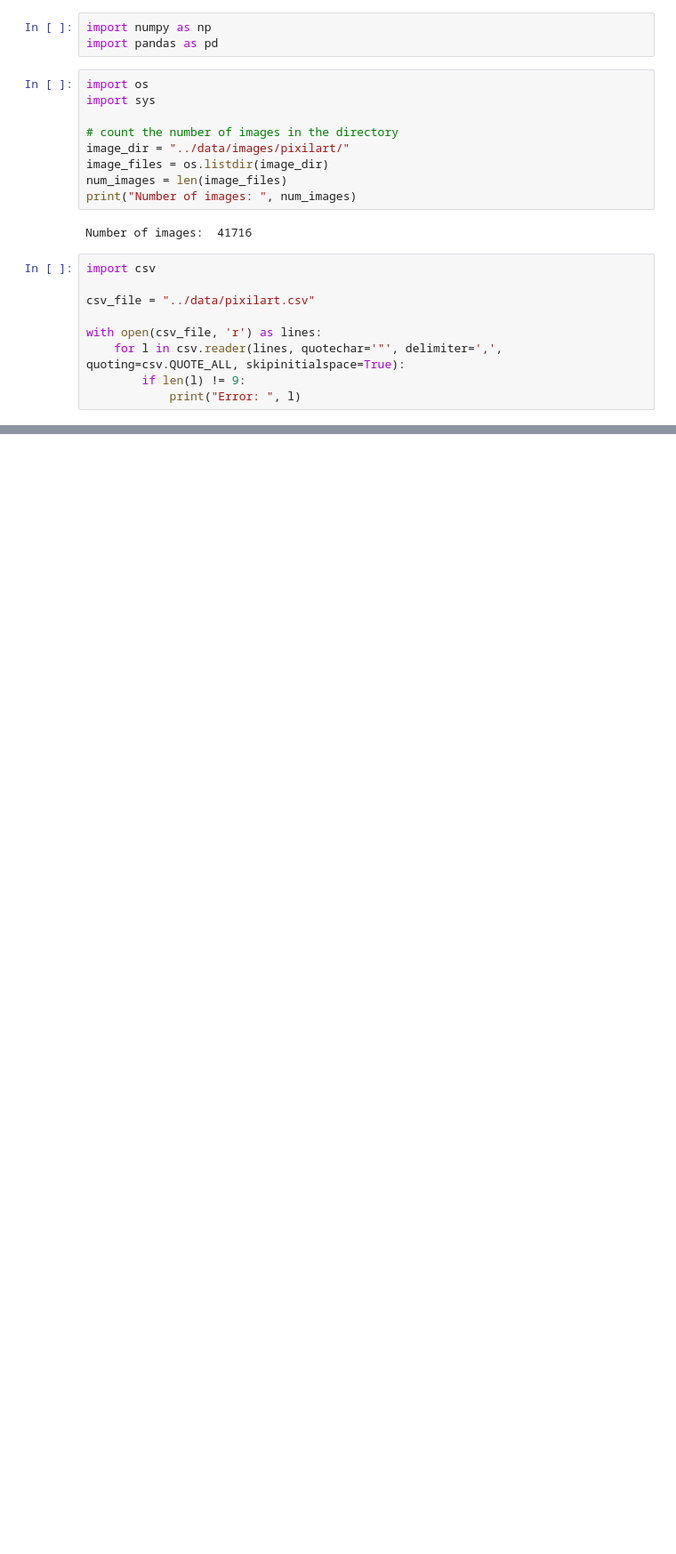
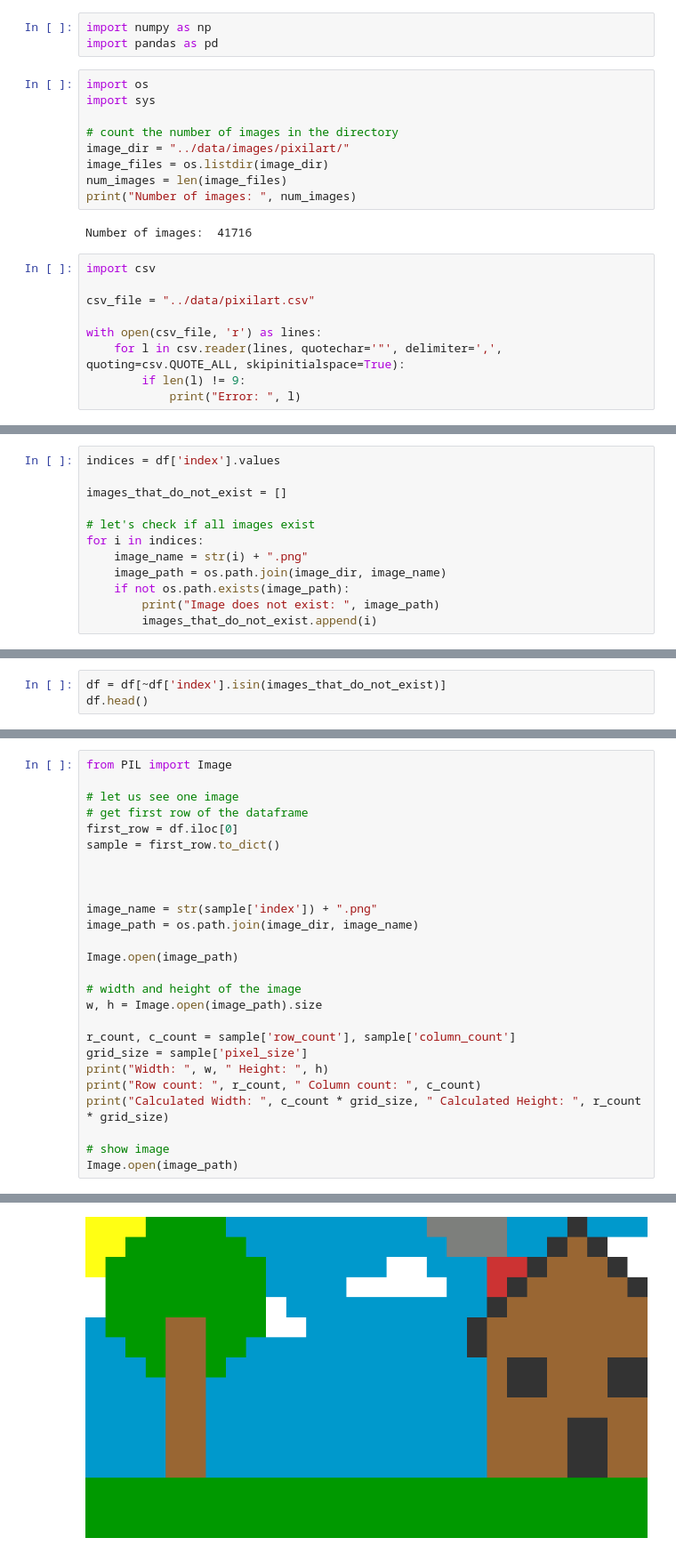
Before and after one commit to hunkim98/pixel-art-ai, a Jupyter notebook: playground/preprocessing.ipynb, the cells around one changed output, grey strips where cells are left out. Shown: that part at 89% size. Saved outputs shown, nothing was run; the diff lists cells and outputs as text; blank space fills up the shorter version.

```diff
--- a/playground/preprocessing.ipynb
+++ b/playground/preprocessing.ipynb
@@ -34,3 +34,15 @@ df.head()
 | 2 | 4 | 28 | 16 | 39 | Dragon | NaN | 18 | 7 | https://art.pixilart.com/4.png |
 | 3 | 5 | 28 | 16 | 39 | Two Players! | NaN | 21 | 11 | https://art.pixilart.com/5.png |
 | 4 | 6 | 42 | 24 | 26 | Link | NaN | 12 | 4 | https://art.pixilart.com/9ccb717a... |
+# %%
+indices = df['index'].values
+
+images_that_do_not_exist = []
+
+# let's check if all images exist
+for i in indices:
+    image_name = str(i) + ".png"
+    image_path = os.path.join(image_dir, image_name)
+    if not os.path.exists(image_path):
+        print("Image does not exist: ", image_path)
+        images_that_do_not_exist.append(i)
@@ -36,0 +52,3 @@ df.head()
+# %%
+df = df[~df['index'].isin(images_that_do_not_exist)]
+df.head()
@@ -36,0 +72,27 @@ df.head()
+# %%
+from PIL import Image
+
+# let us see one image
+# get first row of the dataframe
+first_row = df.iloc[0]
+sample = first_row.to_dict()
+
+
+
+image_name = str(sample['index']) + ".png"
+image_path = os.path.join(image_dir, image_name)
+
+Image.open(image_path)
+
+# width and height of the image
+w, h = Image.open(image_path).size
+
+r_count, c_count = sample['row_count'], sample['column_count']
+grid_size = sample['pixel_size']
+print("Width: ", w, " Height: ", h)
+print("Row count: ", r_count, " Column count: ", c_count)
+print("Calculated Width: ", c_count * grid_size, " Calculated Height: ", r_count * grid_size)
+
+# show image
+Image.open(image_path)
+# %% [output]
@@ -36,0 +102 @@ df.head()
+[figure, added]
```
Also changed, not shown: parts of 24 cells of this notebook, 4 other files.
